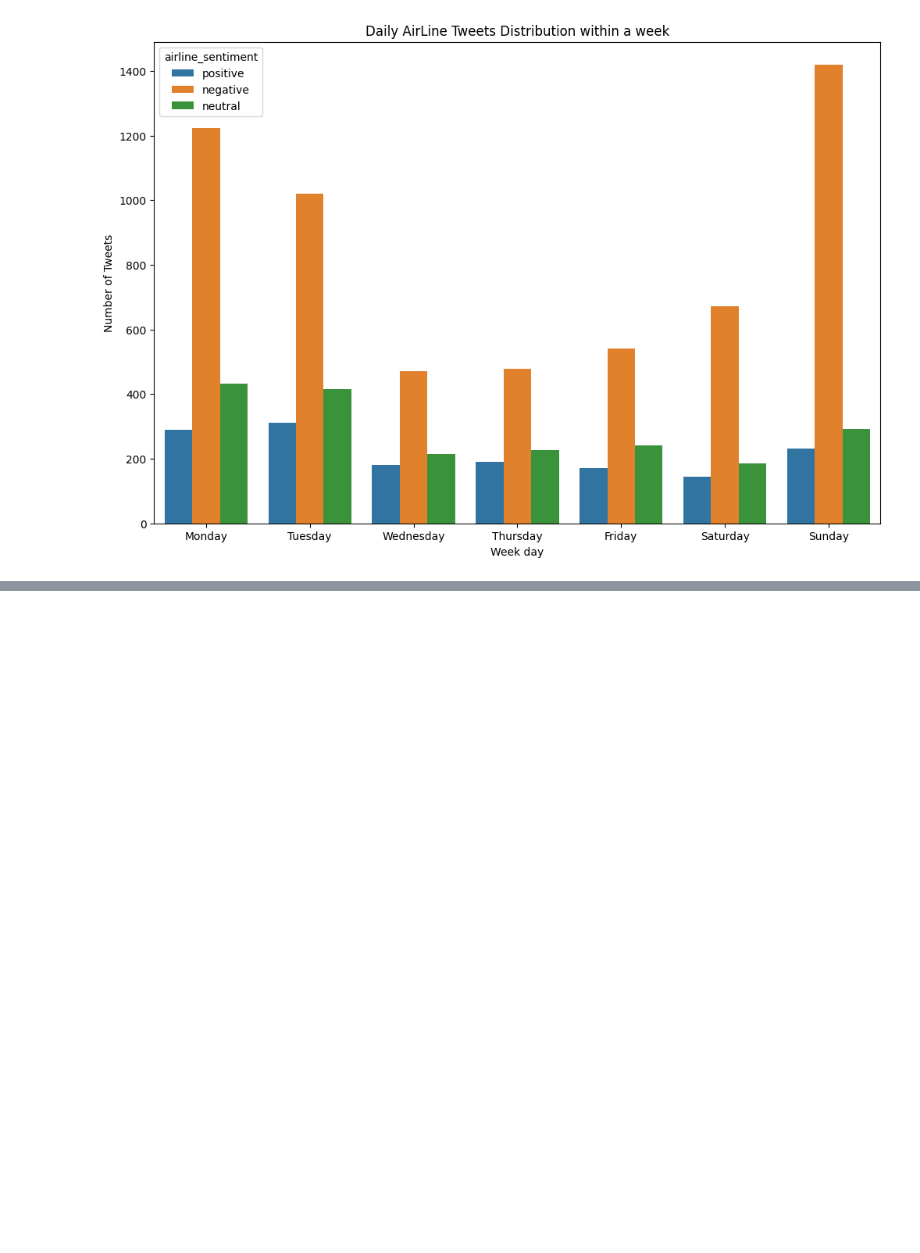
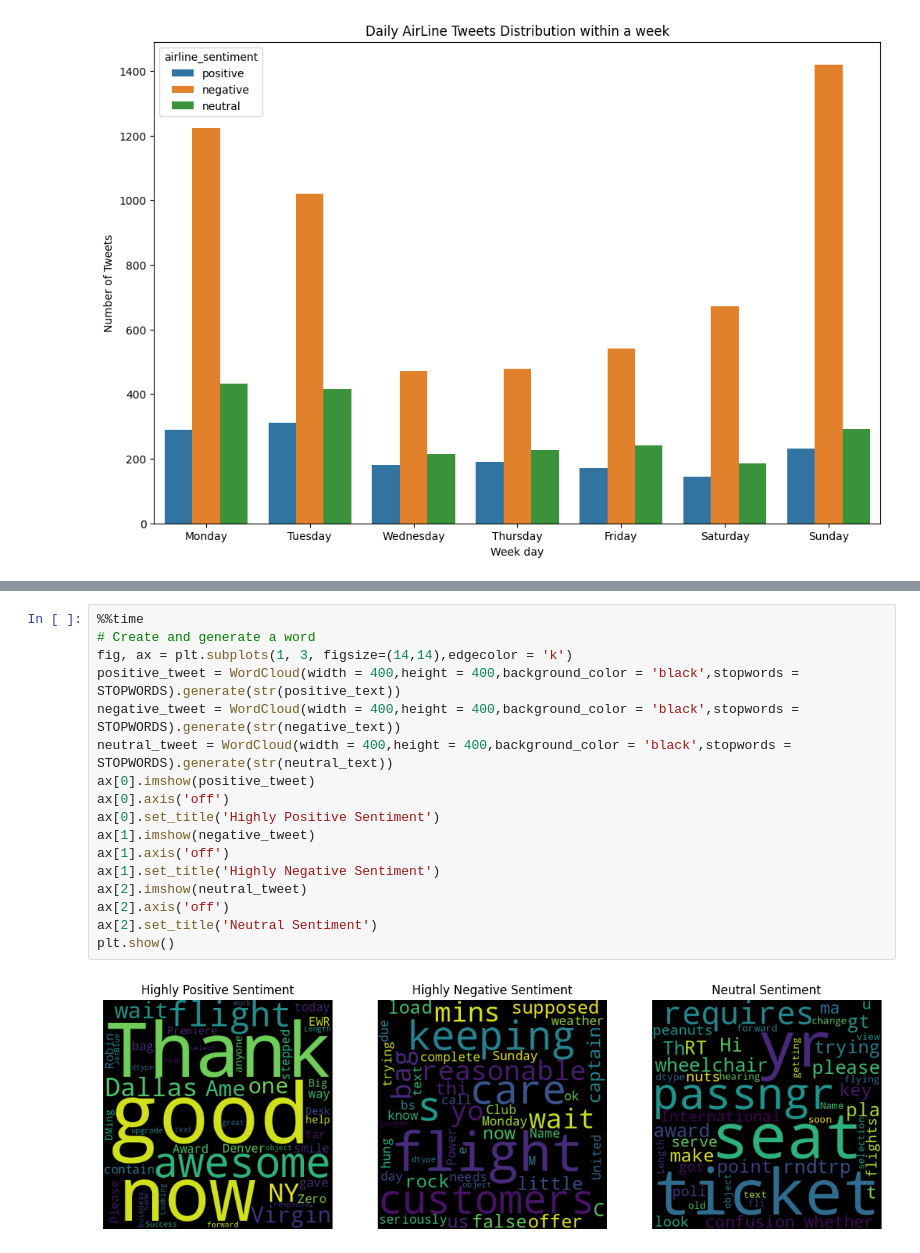
Before and after one commit to elyte5star/NLP, a Jupyter notebook: DAT305.ipynb, the cells around one changed output, grey strips where cells are left out. Cells and saved outputs as stored; diff of their text form; blank space fills up the shorter version.

```diff
--- a/DAT305.ipynb
+++ b/DAT305.ipynb
@@ -414,0 +424,19 @@ del ax,fig,axes
+# %%
+%%time
+# Create and generate a word
+fig, ax = plt.subplots(1, 3, figsize=(14,14),edgecolor = 'k')
+positive_tweet = WordCloud(width = 400,height = 400,background_color = 'black',stopwords = STOPWORDS).generate(str(positive_text))
+negative_tweet = WordCloud(width = 400,height = 400,background_color = 'black',stopwords = STOPWORDS).generate(str(negative_text))
+neutral_tweet = WordCloud(width = 400,height = 400,background_color = 'black',stopwords = STOPWORDS).generate(str(neutral_text))
+ax[0].imshow(positive_tweet)
+ax[0].axis('off')
+ax[0].set_title('Highly Positive Sentiment')
+ax[1].imshow(negative_tweet)
+ax[1].axis('off')
+ax[1].set_title('Highly Negative Sentiment')
+ax[2].imshow(neutral_tweet)
+ax[2].axis('off')
+ax[2].set_title('Neutral Sentiment')
+plt.show()
+# %% [output]
+[figure, added]
```
Also changed, not shown: parts of 2 cells of this notebook.
